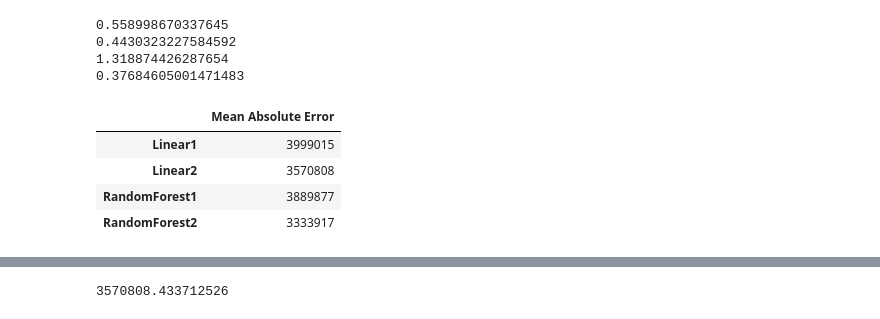
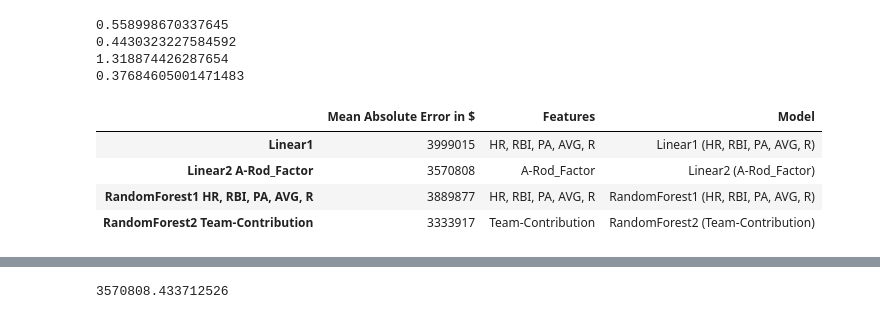
Before and after one commit to jberkow713/DS-Unit-2-Applied-Modeling, a Jupyter notebook: 2008PositionPlayerProject.ipynb, the cells around one changed output, grey strips where cells are left out. Cells and saved outputs as stored; diff of their text form; code cells hidden in the pictures.

```diff
--- a/2008PositionPlayerProject.ipynb
+++ b/2008PositionPlayerProject.ipynb
@@ -630,6 +614,3 @@ array([[<matplotlib.axes._subplots.AxesSubplot object at 0x...>]],
-# %%
-pd.set_option('display.max_columns', None)
-pd.set_option('display.max_rows', None)
 # %%
 print(train['Team-Contribution'].mean())
 train.hist(column='Team-Contribution')
@@ -1130,14 +1304,17 @@ print(train9['A-Rod_Factor'].mean()/ (train9['SALARY'].mean() * ARod_per_dollar)
 # %%
 #GRAPH 3 INFO BELOW
 # %%
-data = {'Mean Absolute Error': [3999015 , 3570808, 3889877, 3333917],
+data = {'Mean Absolute Error in $': [3999015 , 3570808, 3889877, 3333917],
+        'Features': ['HR, RBI, PA, AVG, R', 'A-Rod_Factor', 'HR, RBI, PA, AVG, R', 'Team-Contribution' ],
+        'Model': ['Linear1 (HR, RBI, PA, AVG, R)', 'Linear2 (A-Rod_Factor)', 'RandomForest1 (HR, RBI, PA, AVG, R)', 'RandomForest2 (Team-Contribution)']
         }
 
-train25 = pd.DataFrame(data, index = ['Linear1', 'Linear2', 'RandomForest1', 'RandomForest2'])
+train25 = pd.DataFrame(data, index = ['Linear1', 'Linear2 A-Rod_Factor',
+                                      'RandomForest1 HR, RBI, PA, AVG, R', 'RandomForest2 Team-Contribution'])
 train25.head()
 # %% [output]
-|  | Mean Absolute Error |
-| Linear1 | 3999015 |
-| Linear2 | 3570808 |
-| RandomForest1 | 3889877 |
-| RandomForest2 | 3333917 |
+|  | Mean Absolute Error in $ | Features | Model |
+| Linear1 | 3999015 | HR, RBI, PA, AVG, R | Linear1 (HR, RBI, PA, AVG, R) |
+| Linear2 A-Rod_Factor | 3570808 | A-Rod_Factor | Linear2 (A-Rod_Factor) |
+| RandomForest1 HR, RBI, PA, AVG, R | 3889877 | HR, RBI, PA, AVG, R | RandomForest1 (HR, RBI, PA, AVG, R) |
+| RandomForest2 Team-Contribution | 3333917 | Team-Contribution | RandomForest2 (Team-Contribution) |
```
Also changed, not shown: parts of 29 cells of this notebook.
